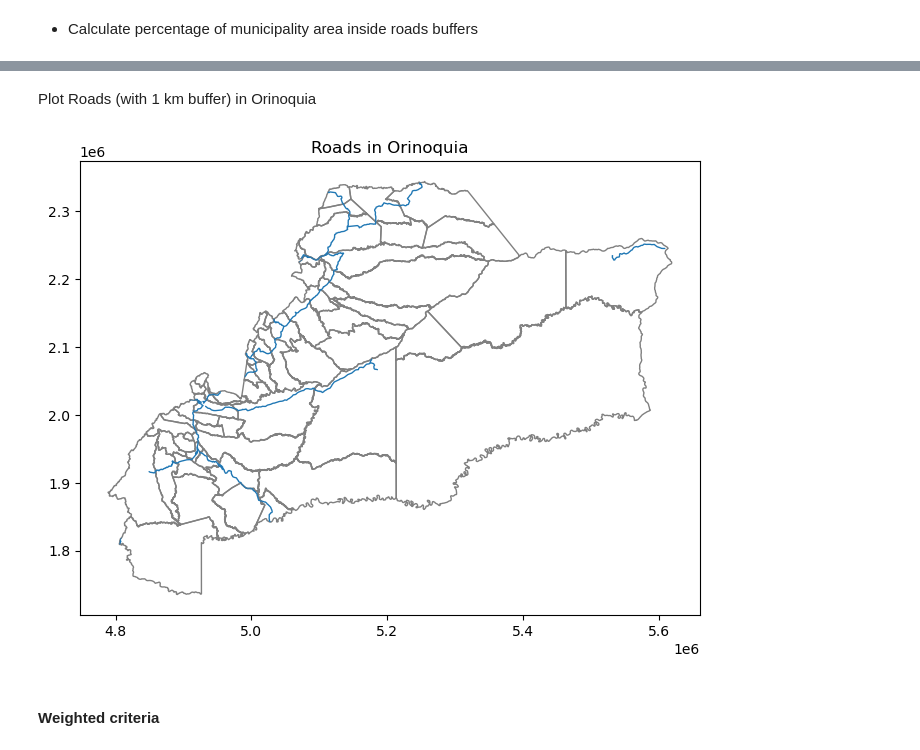
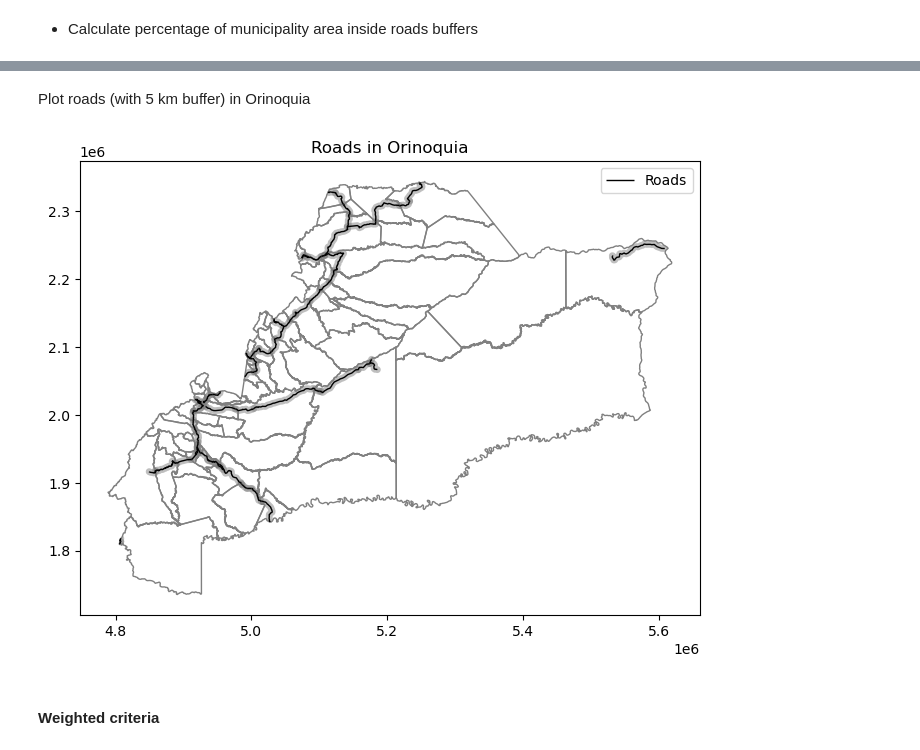
Before and after one commit to aliciaarevalor/PS, a Jupyter notebook: Workshop2_PS_AliciaArevaloRobinson.ipynb, the cells around one changed output, grey strips where cells are left out. Drawn from its saved outputs; the diff is of its cells as text; code cells hidden in the pictures.

```diff
--- a/Workshop2_PS_AliciaArevaloRobinson.ipynb
+++ b/Workshop2_PS_AliciaArevaloRobinson.ipynb
@@ -180,3 +156,3 @@ Select departments from Orinoquia Region
 # %%
-ori=departments_with_name[departments_with_name["Departamento"].isin(["Arauca", "Casanare", "Vichada", "Meta"])].copy()
+ori=departments_with_name[departments_with_name["Departamento"].isin(["Arauca", "Casanare", "Vichada", "Meta"])]
 # %% [markdown]
@@ -357,5 +317,5 @@ Create a buffer of 1 km around roads
 # %%
-road_buffer=road.copy()
-road_buffer['geometry_1000'] = road_buffer.geometry.buffer(1000)
-road_buffer = road_buffer[['length_km', 'geometry_1000']]
-road_buffer=road_buffer.set_geometry("geometry_1000")
+road_buffer=road_clip.copy()
+road_buffer['geometry_5000'] = road_buffer.geometry.buffer(5000)
+road_buffer = road_buffer[['length_km', 'geometry_5000']] # Select relevant columns
+road_buffer=road_buffer.set_geometry("geometry_5000") # Set buffer created as a geometry column
@@ -379,0 +324,3 @@ buffer_muni = gpd.overlay(ori_muni, road_buffer, how='intersection')
+# %%
+buffer_muni = gpd.overlay(road_buffer, ori_muni, how='intersection')
+buffer_muni.head()
@@ -454,11 +358,15 @@ buffer_muni_dissolved
 # %% [markdown]
-Plot Roads (with 1 km buffer) in Orinoquia
+Plot roads (with 5 km buffer) in Orinoquia
 # %%
 ax = ori_muni.plot(color="none", edgecolor="grey", figsize=(8, 8))
-buffer_muni_dissolved.plot(ax=ax)
+
+road_clip.plot(ax=ax, color="black", linewidth=1, label="Roads")
+buffer_muni.plot(ax=ax, color="gray", alpha=0.5)
+
+plt.legend()
 plt.title("Roads in Orinoquia")
 plt.show()
 # %% [output]
-[figure, old version]
+[figure, new version]
 # %% [markdown]
 #### **Weighted criteria**
```
Also changed, not shown: parts of 58 cells of this notebook.
